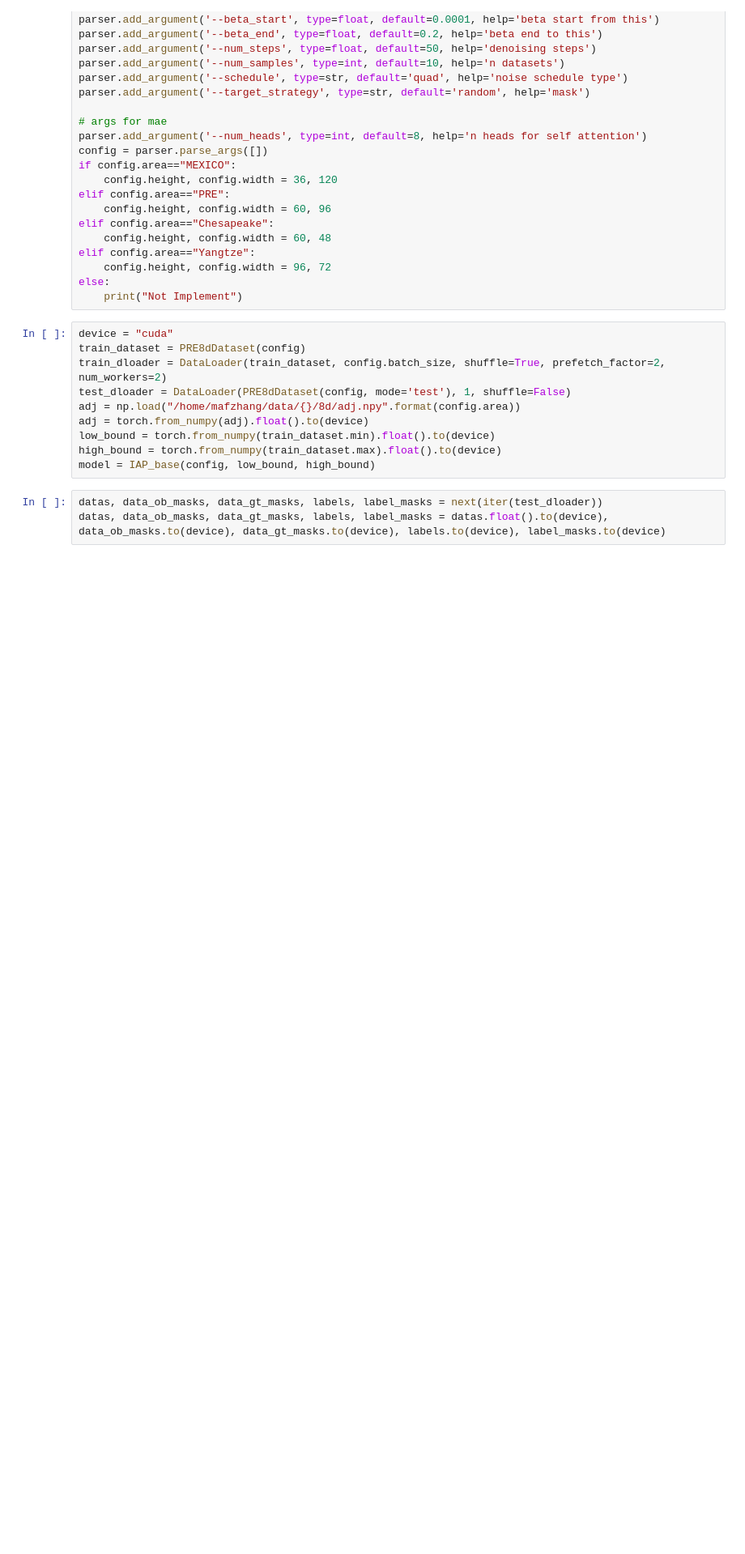
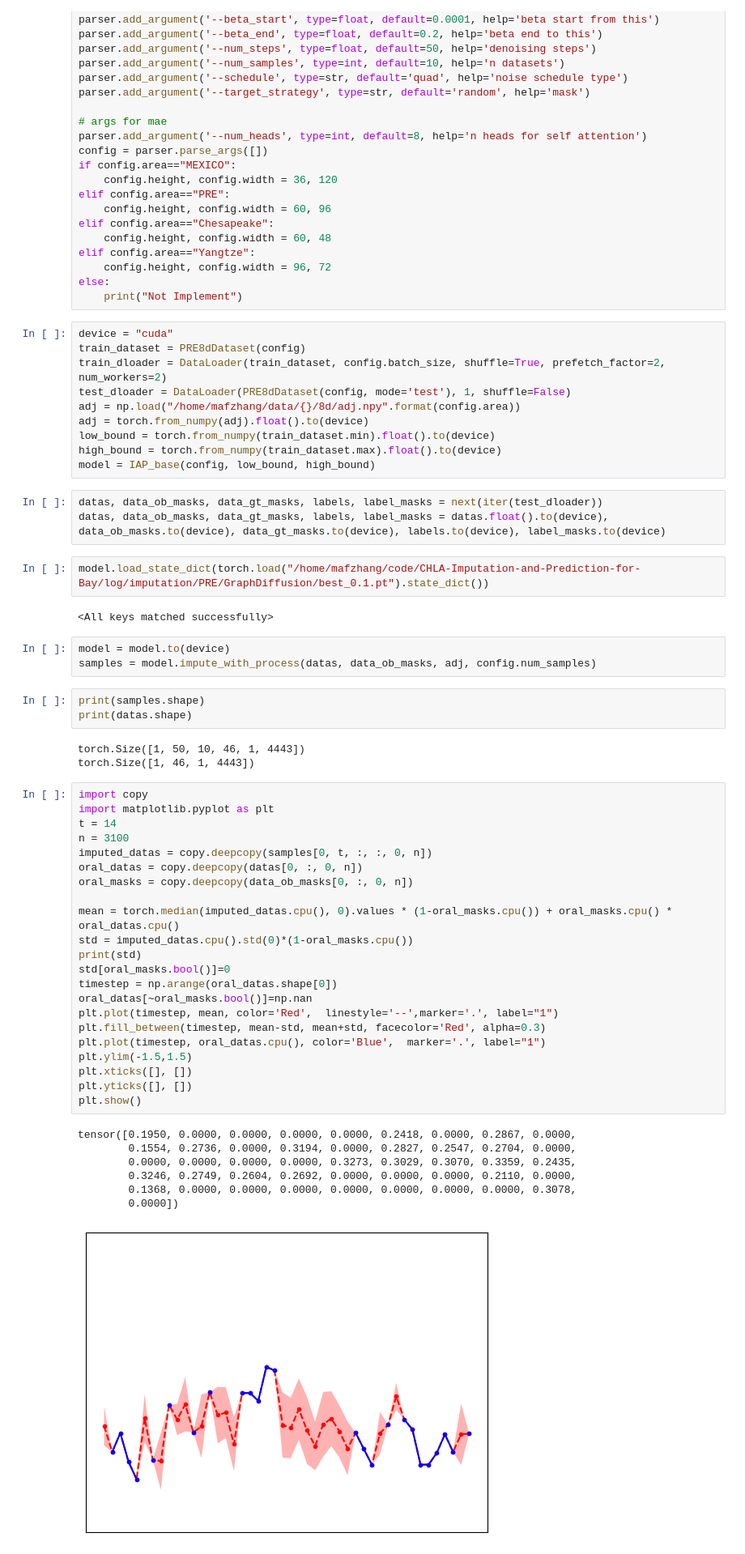
Before and after one commit to YangLabHKUST/STIMP, a Jupyter notebook: visualization/PRE/imputation_process.ipynb, the cells around one changed output. Shown at 81% size. Cells and saved outputs as stored; diff of their text form; blank space fills up the shorter version.

Commit message:
imputation process

```diff
--- a/visualization/PRE/imputation_process.ipynb
+++ b/visualization/PRE/imputation_process.ipynb
@@ -70,3 +70,46 @@ model = IAP_base(config, low_bound, high_bound)
 # %%
 datas, data_ob_masks, data_gt_masks, labels, label_masks = next(iter(test_dloader))
 datas, data_ob_masks, data_gt_masks, labels, label_masks = datas.float().to(device), data_ob_masks.to(device), data_gt_masks.to(device), labels.to(device), label_masks.to(device)
+# %%
+model.load_state_dict(torch.load("/home/mafzhang/code/CHLA-Imputation-and-Prediction-for-Bay/log/imputation/PRE/GraphDiffusion/best_0.1.pt").state_dict())
+# %% [output]
+<All keys matched successfully>
+# %%
+model = model.to(device)
+samples = model.impute_with_process(datas, data_ob_masks, adj, config.num_samples)
+# %%
+print(samples.shape)
+print(datas.shape)
+# %% [output]
+torch.Size([1, 50, 10, 46, 1, 4443])
+torch.Size([1, 46, 1, 4443])
+# %%
+import copy
+import matplotlib.pyplot as plt
+t = 14
+n = 3100
+imputed_datas = copy.deepcopy(samples[0, t, :, :, 0, n])
+oral_datas = copy.deepcopy(datas[0, :, 0, n])
+oral_masks = copy.deepcopy(data_ob_masks[0, :, 0, n])
+
+mean = torch.median(imputed_datas.cpu(), 0).values * (1-oral_masks.cpu()) + oral_masks.cpu() * oral_datas.cpu()
+std = imputed_datas.cpu().std(0)*(1-oral_masks.cpu())
+print(std)
+std[oral_masks.bool()]=0
+timestep = np.arange(oral_datas.shape[0])
+oral_datas[~oral_masks.bool()]=np.nan
+plt.plot(timestep, mean, color='Red',  linestyle='--',marker='.', label="1")
+plt.fill_between(timestep, mean-std, mean+std, facecolor='Red', alpha=0.3)
+plt.plot(timestep, oral_datas.cpu(), color='Blue',  marker='.', label="1")
+plt.ylim(-1.5,1.5)
+plt.xticks([], [])
+plt.yticks([], [])
+plt.show()
+# %% [output]
+tensor([0.1950, 0.0000, 0.0000, 0.0000, 0.0000, 0.2418, 0.0000, 0.2867, 0.0000,
+        0.1554, 0.2736, 0.0000, 0.3194, 0.0000, 0.2827, 0.2547, 0.2704, 0.0000,
+        0.0000, 0.0000, 0.0000, 0.0000, 0.3273, 0.3029, 0.3070, 0.3359, 0.2435,
+        0.3246, 0.2749, 0.2604, 0.2692, 0.0000, 0.0000, 0.0000, 0.2110, 0.0000,
+        0.1368, 0.0000, 0.0000, 0.0000, 0.0000, 0.0000, 0.0000, 0.0000, 0.3078,
+        0.0000])
+[figure, added]
```
Also changed, not shown: parts of 2 cells of this notebook, 1 other file.
